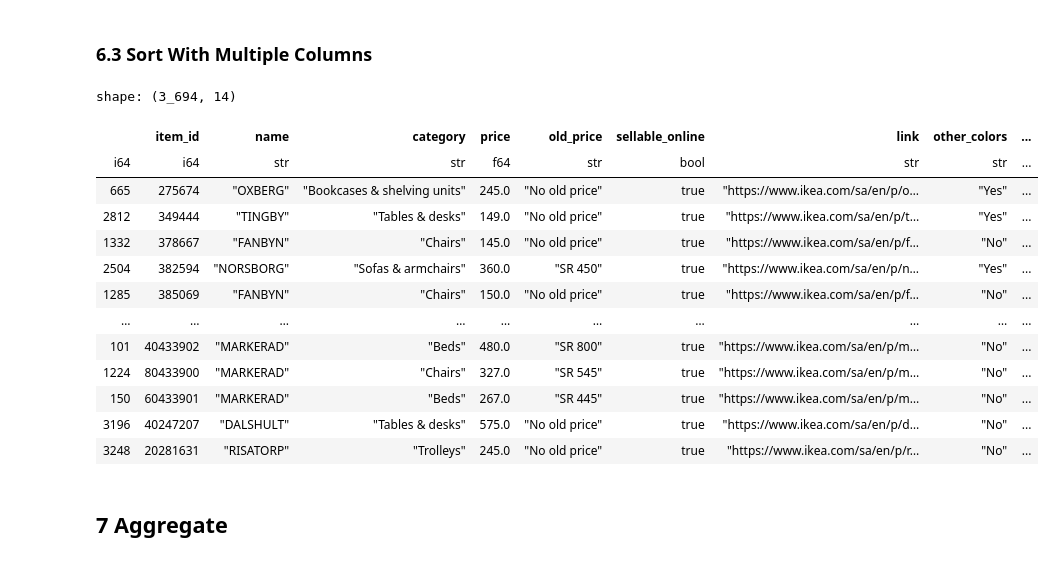
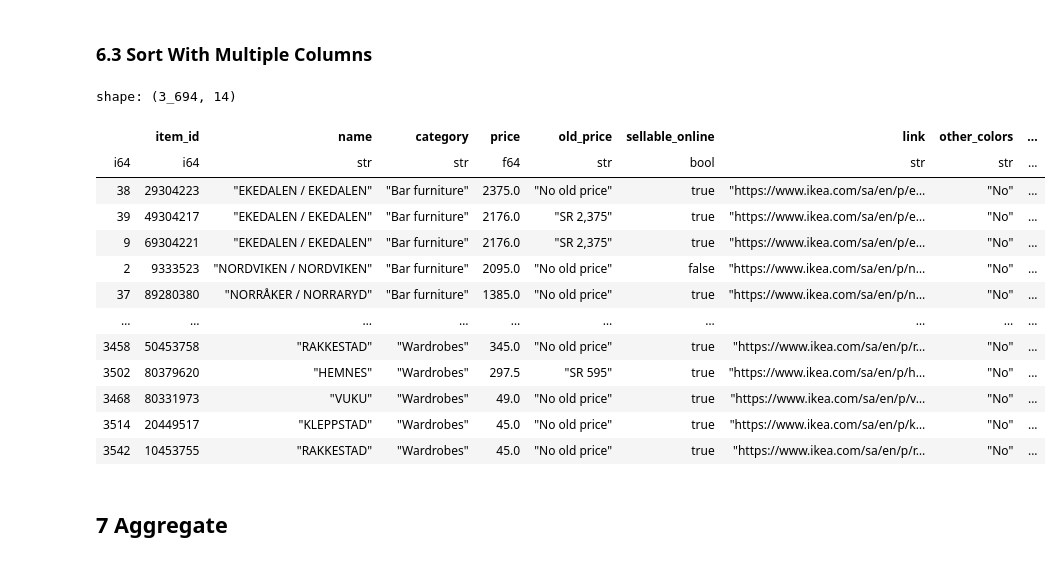
Before and after one commit to svarong-port/code-for-articles, a Jupyter notebook: python/polars/article_polars.ipynb, the cells around one changed output. Cells and saved outputs as stored; diff of their text form; code cells hidden in the pictures.

```diff
--- a/python/polars/article_polars.ipynb
+++ b/python/polars/article_polars.ipynb
@@ -314,24 +312,24 @@ shape: (3_694, 14)
 # %%
 # Sort with multiple columns
 df.sort(
-    ["designer", "price"],
+    ["category", "price"],
     descending=[False, True]
 )
 # %% [output]
 shape: (3_694, 14)
 |  | item_id | name | category | price | old_price | sellable_online | link | other_colors | ... |
 | i64 | i64 | str | str | f64 | str | bool | str | str | ... |
-| 665 | 275674 | "OXBERG" | "Bookcases & shelving units" | 245.0 | "No old price" | true | "https://www.ikea.com/sa/en/p/o… | "Yes" | ... |
-| 2812 | 349444 | "TINGBY" | "Tables & desks" | 149.0 | "No old price" | true | "https://www.ikea.com/sa/en/p/t… | "Yes" | ... |
-| 1332 | 378667 | "FANBYN" | "Chairs" | 145.0 | "No old price" | true | "https://www.ikea.com/sa/en/p/f… | "No" | ... |
-| 2504 | 382594 | "NORSBORG" | "Sofas & armchairs" | 360.0 | "SR 450" | true | "https://www.ikea.com/sa/en/p/n… | "Yes" | ... |
-| 1285 | 385069 | "FANBYN" | "Chairs" | 150.0 | "No old price" | true | "https://www.ikea.com/sa/en/p/f… | "No" | ... |
+| 38 | 29304223 | "EKEDALEN / EKEDALEN" | "Bar furniture" | 2375.0 | "No old price" | true | "https://www.ikea.com/sa/en/p/e… | "No" | ... |
+| 39 | 49304217 | "EKEDALEN / EKEDALEN" | "Bar furniture" | 2176.0 | "SR 2,375" | true | "https://www.ikea.com/sa/en/p/e… | "No" | ... |
+| 9 | 69304221 | "EKEDALEN / EKEDALEN" | "Bar furniture" | 2176.0 | "SR 2,375" | true | "https://www.ikea.com/sa/en/p/e… | "No" | ... |
+| 2 | 9333523 | "NORDVIKEN / NORDVIKEN" | "Bar furniture" | 2095.0 | "No old price" | false | "https://www.ikea.com/sa/en/p/n… | "No" | ... |
+| 37 | 89280380 | "NORRÅKER / NORRARYD" | "Bar furniture" | 1385.0 | "No old price" | true | "https://www.ikea.com/sa/en/p/n… | "No" | ... |
 | … | … | … | … | … | … | … | … | … | ... |
-| 101 | 40433902 | "MARKERAD" | "Beds" | 480.0 | "SR 800" | true | "https://www.ikea.com/sa/en/p/m… | "No" | ... |
-| 1224 | 80433900 | "MARKERAD" | "Chairs" | 327.0 | "SR 545" | true | "https://www.ikea.com/sa/en/p/m… | "No" | ... |
-| 150 | 60433901 | "MARKERAD" | "Beds" | 267.0 | "SR 445" | true | "https://www.ikea.com/sa/en/p/m… | "No" | ... |
-| 3196 | 40247207 | "DALSHULT" | "Tables & desks" | 575.0 | "No old price" | true | "https://www.ikea.com/sa/en/p/d… | "No" | ... |
-| 3248 | 20281631 | "RISATORP" | "Trolleys" | 245.0 | "No old price" | true | "https://www.ikea.com/sa/en/p/r… | "No" | ... |
+| 3458 | 50453758 | "RAKKESTAD" | "Wardrobes" | 345.0 | "No old price" | true | "https://www.ikea.com/sa/en/p/r… | "No" | ... |
+| 3502 | 80379620 | "HEMNES" | "Wardrobes" | 297.5 | "SR 595" | true | "https://www.ikea.com/sa/en/p/h… | "No" | ... |
+| 3468 | 80331973 | "VUKU" | "Wardrobes" | 49.0 | "No old price" | true | "https://www.ikea.com/sa/en/p/v… | "No" | ... |
+| 3514 | 20449517 | "KLEPPSTAD" | "Wardrobes" | 45.0 | "No old price" | true | "https://www.ikea.com/sa/en/p/k… | "No" | ... |
+| 3542 | 10453755 | "RAKKESTAD" | "Wardrobes" | 45.0 | "No old price" | true | "https://www.ikea.com/sa/en/p/r… | "No" | ... |
 # %% [markdown]
 ## 7 Aggregate
 # %% [markdown]
```
Also changed, not shown: parts of 28 cells of this notebook.
